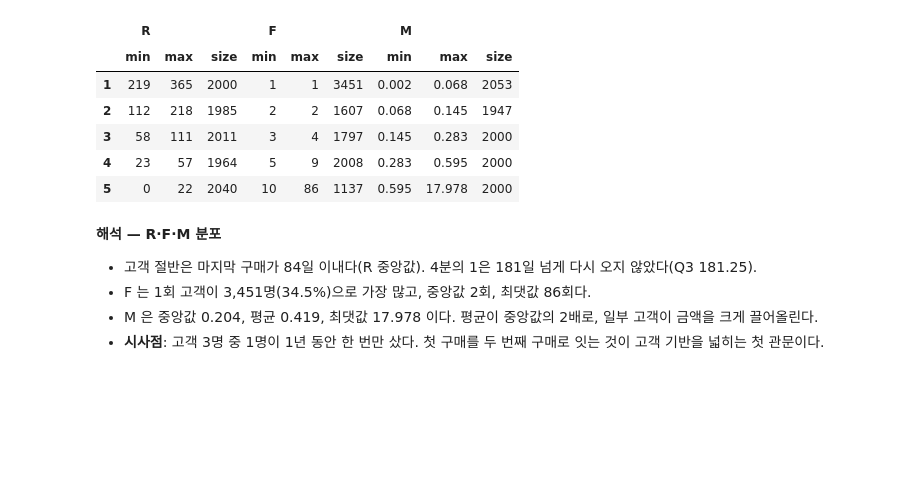
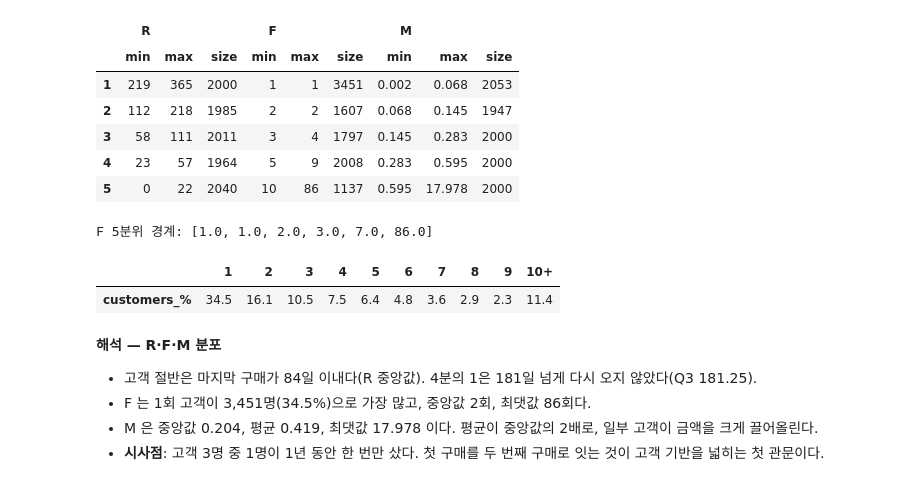
Before and after one commit to sangwoo-codyssey/a1-1-ecommerce-rfm, a Jupyter notebook: notebooks/analysis_report.ipynb, the cells around one changed output. Drawn from its saved outputs; the diff is of its cells as text; code cells hidden in the pictures; blank space fills up the shorter version.

```diff
--- a/notebooks/analysis_report.ipynb
+++ b/notebooks/analysis_report.ipynb
@@ -642,6 +768,16 @@ pd.concat({score: rfm.groupby(score)[value].agg(["min", "max", "size"])
 | 3 | 58 | 111 | 2011 | 3 | 4 | 1797 | 0.145 | 0.283 | 2000 |
 | 4 | 23 | 57 | 1964 | 5 | 9 | 2008 | 0.283 | 0.595 | 2000 |
 | 5 | 0 | 22 | 2040 | 10 | 86 | 1137 | 0.595 | 17.978 | 2000 |
+# %%
+# F 를 5분위로 자를 수 없는 이유 — 0%·20% 지점이 모두 1회라 첫 구간이 비어 pd.qcut 이 'Bin edges must be unique' 오류를 낸다
+print("F 5분위 경계:", rfm["frequency"].quantile([0, 0.2, 0.4, 0.6, 0.8, 1]).tolist())
+f_share = rfm["frequency"].clip(upper=10).value_counts(normalize=True).sort_index() * 100
+f_share.index = [*map(str, range(1, 10)), "10+"]
+f_share.round(1).to_frame("customers_%").T
+# %% [output]
+F 5분위 경계: [1.0, 1.0, 2.0, 3.0, 7.0, 86.0]
+|  | 1 | 2 | 3 | 4 | 5 | 6 | 7 | 8 | 9 | 10+ |
+| customers_% | 34.5 | 16.1 | 10.5 | 7.5 | 6.4 | 4.8 | 3.6 | 2.9 | 2.3 | 11.4 |
 # %% [markdown]
 **해석 — R·F·M 분포**
 
```
Also changed, not shown: parts of 11 cells of this notebook, 1 other file.
